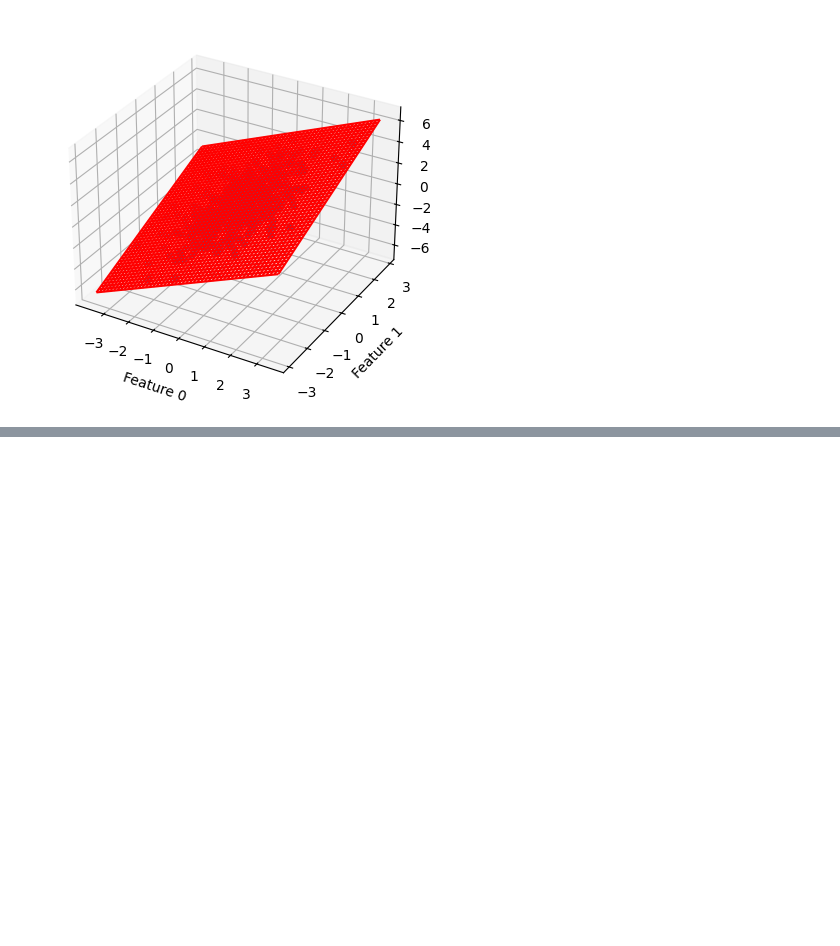
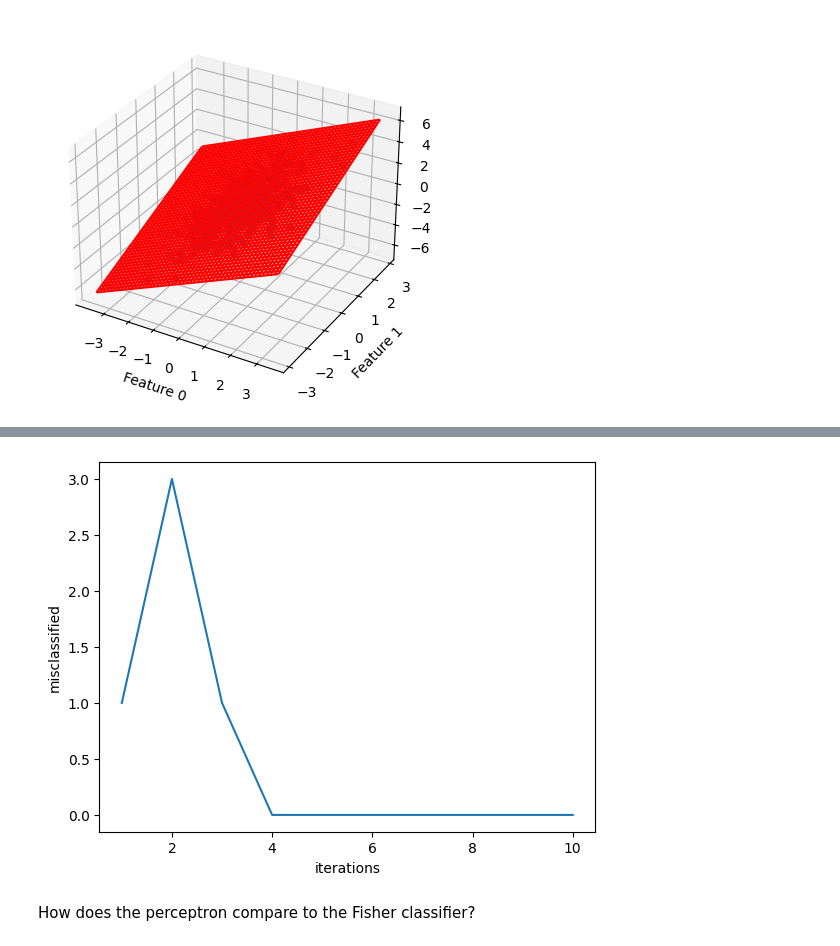
Before and after one commit to nadinekuo/MachineLearning1-Labs, a Jupyter notebook: 2-Linear-Classifiers/linear-classifiers.ipynb, the cells around one changed output, grey strips where cells are left out. Drawn from its saved outputs; the diff is of its cells as text; code cells hidden in the pictures; blank space fills up the shorter version.

```diff
--- a/2-Linear-Classifiers/linear-classifiers.ipynb
+++ b/2-Linear-Classifiers/linear-classifiers.ipynb
@@ -80,0 +169,13 @@ Error:  2.4912043498185683e-31
+# %%
+# What happens when the classes in the dataset are not linearly separable?
+# NOTE: the weight vector will be updated infinitely, because the error will never be 0! Not converge.
+
+epochs = np.arange(1, num_iter+1)
+plt.plot(epochs, misclassified_)
+plt.xlabel('iterations')
+plt.ylabel('misclassified')
+plt.show()
+# %% [output]
+[figure, added]
+# %% [markdown]
+How does the perceptron compare to the Fisher classifier?
```
Also changed, not shown: parts of 10 cells of this notebook.
